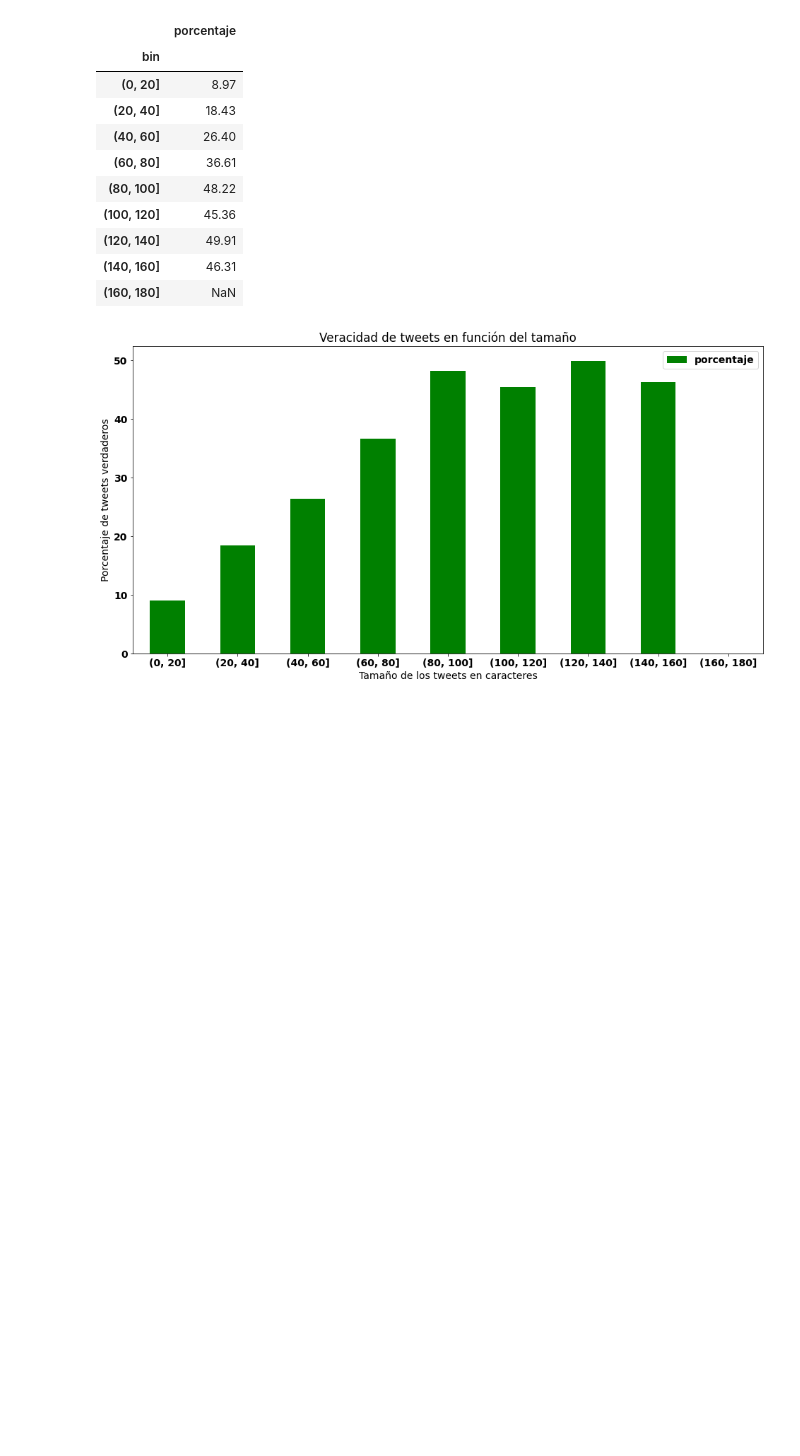
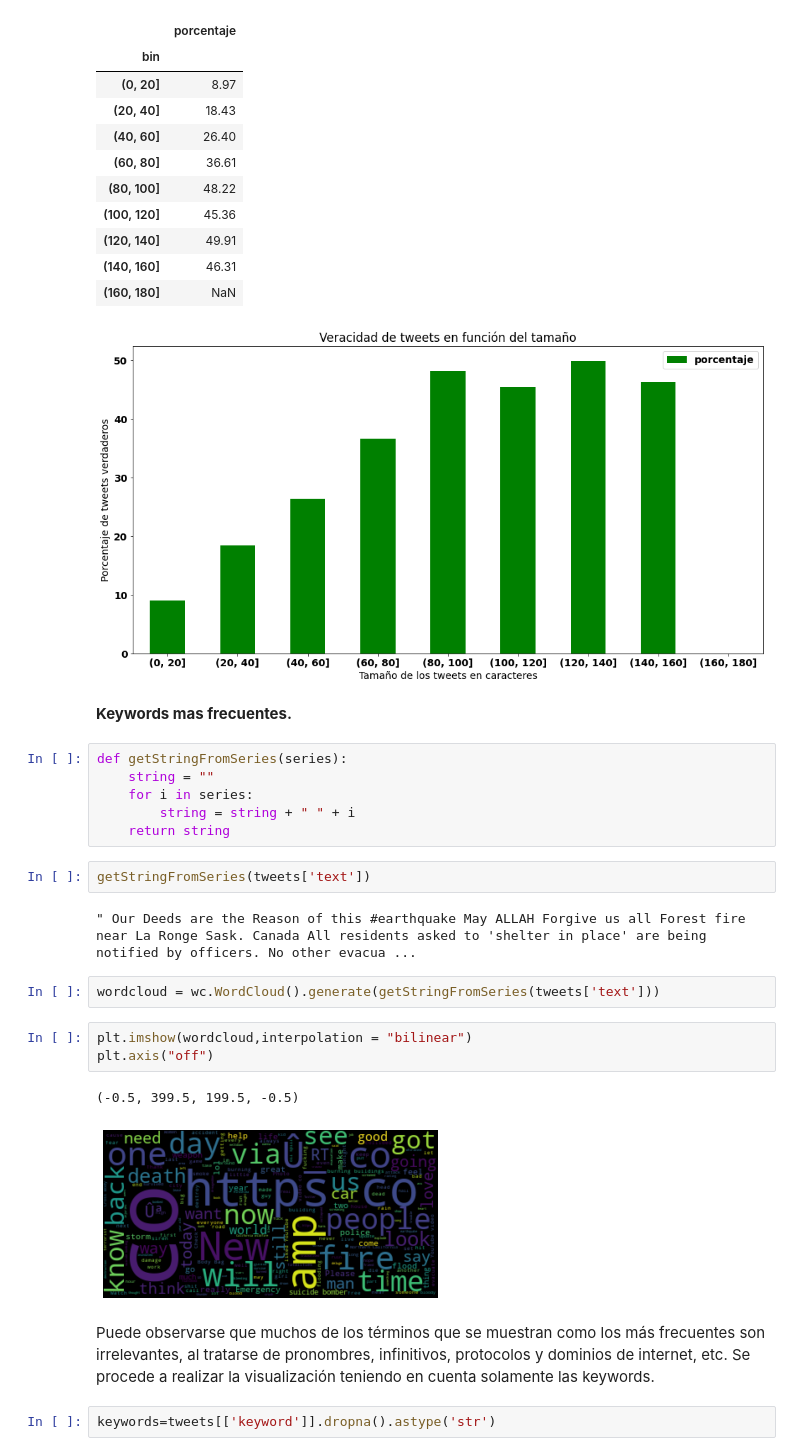
Before and after one commit to JulioCastillo1/TP1-Datos, a Jupyter notebook: TP1-Datos.ipynb, the cells around one changed output. Drawn from its saved outputs; the diff is of its cells as text; blank space fills up the shorter version.

Commit message:
Integro el wordcloud y lo modifico para visualizar las keywords.

```diff
--- a/TP1-Datos.ipynb
+++ b/TP1-Datos.ipynb
@@ -134,3 +156,28 @@ tweets_percentage
 | (140, 160] | 46.31 |
 | (160, 180] | NaN |
 [figure]
+# %% [markdown]
+**Keywords mas frecuentes.**
+# %%
+def getStringFromSeries(series):
+    string = ""
+    for i in series:
+        string = string + " " + i
+    return string
+# %%
+getStringFromSeries(tweets['text'])
+# %% [output]
+" Our Deeds are the Reason of this #earthquake May ALLAH Forgive us all Forest fire near La Ronge Sask. Canada All residents asked to 'shelter in place' are being notified by officers. No other evacua ...
+# %%
+wordcloud = wc.WordCloud().generate(getStringFromSeries(tweets['text']))
+# %%
+plt.imshow(wordcloud,interpolation = "bilinear")
+plt.axis("off")
+# %% [output]
+(-0.5, 399.5, 199.5, -0.5)
+[figure, added]
+# %% [markdown]
+Puede observarse que muchos de los términos que se muestran como los más frecuentes son irrelevantes, al tratarse de pronombres, infinitivos, protocolos y dominios de internet, etc.
+Se procede a realizar la visualización teniendo en cuenta solamente las keywords.
+# %%
+keywords=tweets[['keyword']].dropna().astype('str')
```
Also changed, not shown: parts of 8 cells of this notebook.
